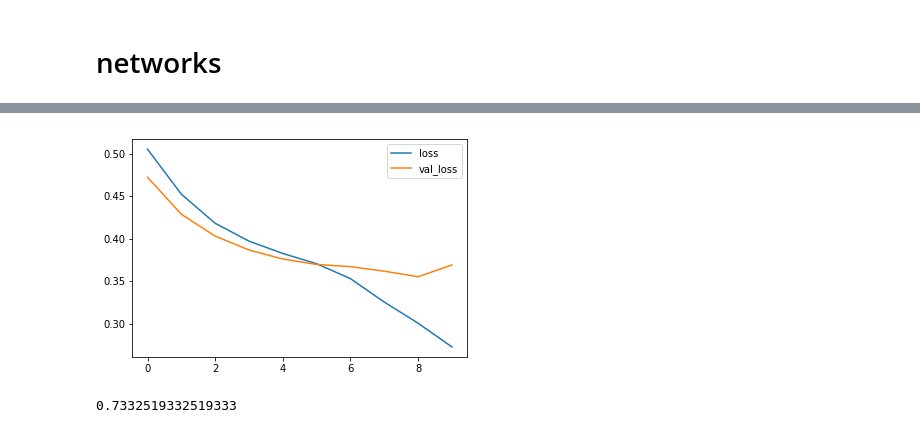
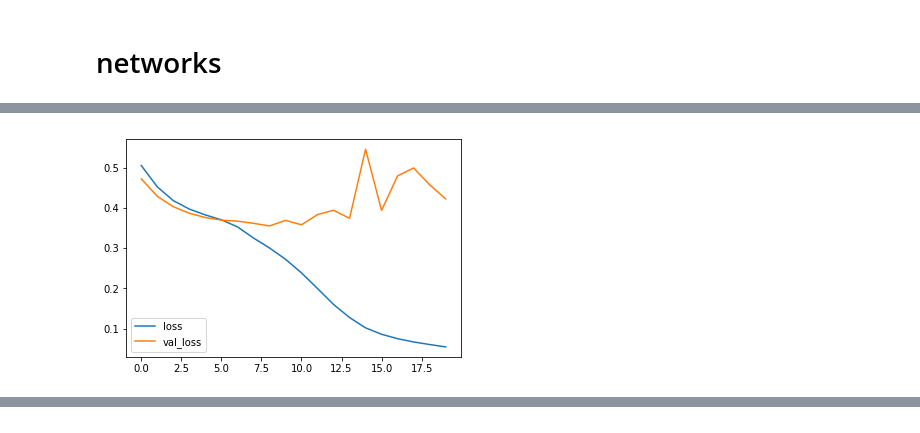
Before and after one commit to toly/aisthack, a Jupyter notebook: notebooks/04_check_many_fasttext_size.ipynb, the cells around one changed output, grey strips where cells are left out. Cells and saved outputs as stored; diff of their text form; code cells hidden in the pictures.

```diff
--- a/notebooks/04_check_many_fasttext_size.ipynb
+++ b/notebooks/04_check_many_fasttext_size.ipynb
@@ -227,17 +228,18 @@ roc_auc_score(val1[1], y_pred)
 # %%
-%time
+%%time
 
 np.random.seed(0)
 
 model = build_nn(sender_size=128, chat_size=4, STEPS=32, lr=0.0001, fasttext_size=160)
 X1, Y1, val1 = build_dataset(samples=5, steps=32, vectors=vectors160)
-model.fit(X1, Y1, validation_data=val1, epochs=10, verbose=0)
+model.fit(X1, Y1, validation_data=val1, epochs=20, verbose=0)
 
 plt.plot(model.history.history['loss'], label='loss')
 plt.plot(model.history.history['val_loss'], label='val_loss')
 plt.legend()
 plt.show()
 
 y_pred = model.predict(val1[0])
 roc_auc_score(val1[1], y_pred)
 # %% [output]
+[figure, new version]
@@ -246,2 +247,0 @@ Wall time: 4.77 µs
-[figure, old version]
-0.7332519332519333
```
Also changed, not shown: parts of 5 cells of this notebook, 1 other file.
